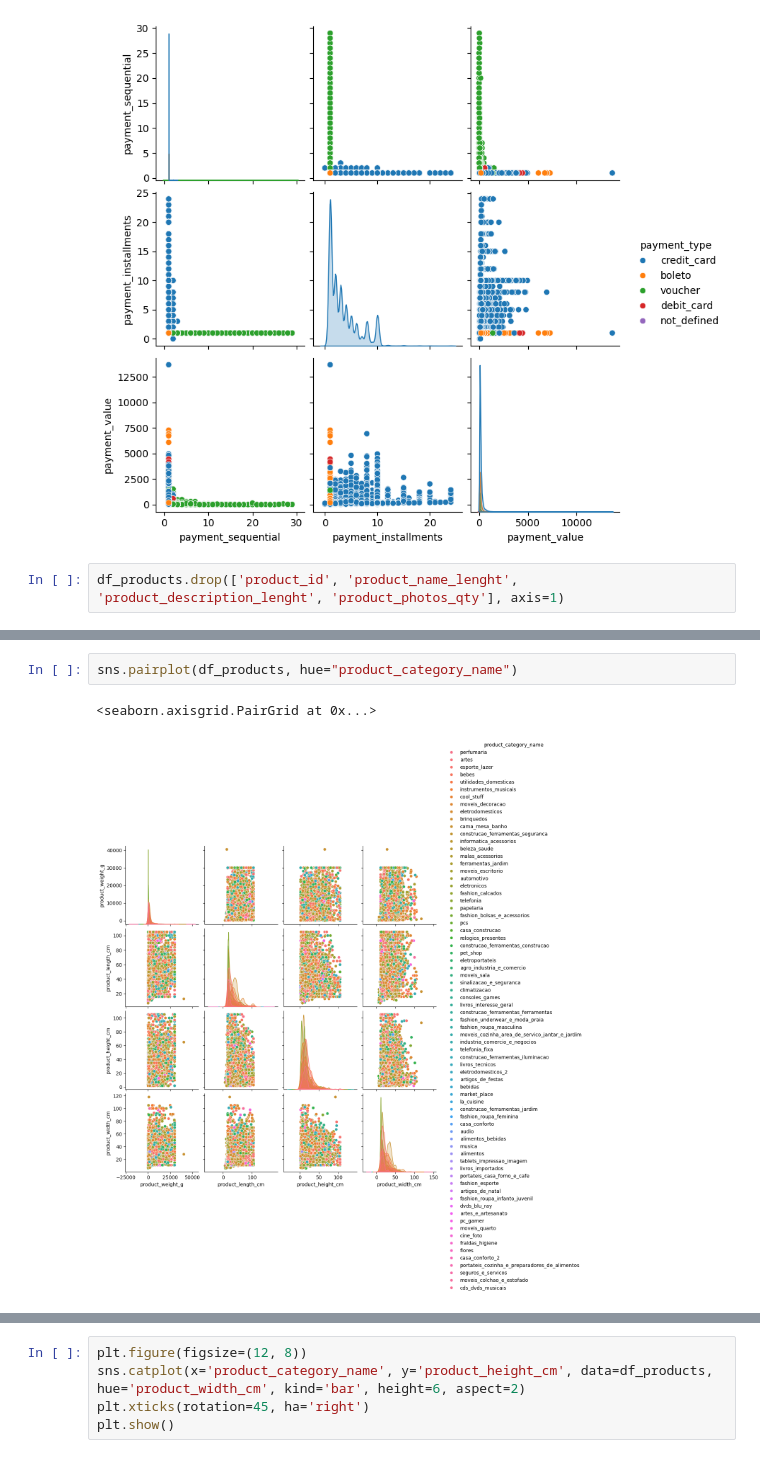
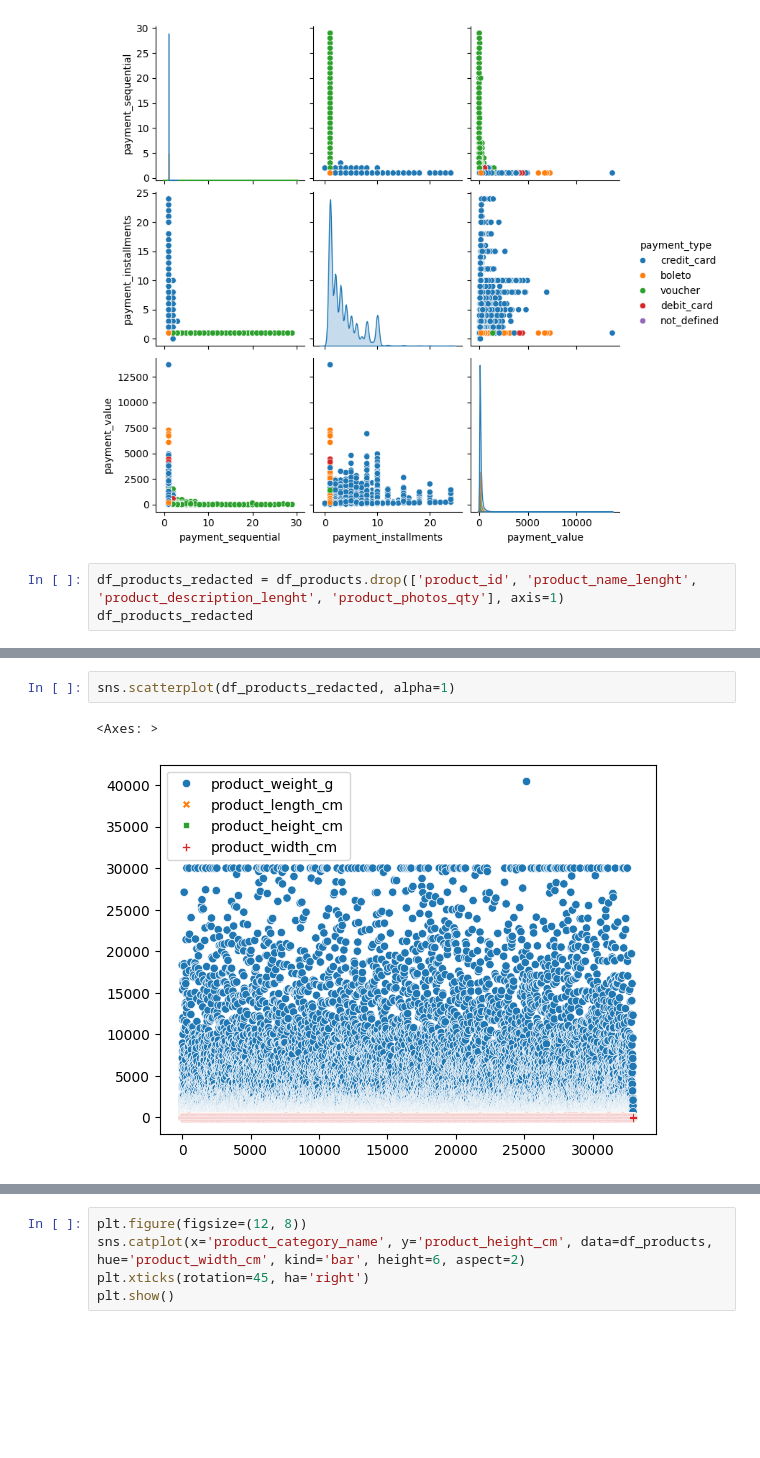
Before and after one commit to 955928/Analyse_Exploiratoire_et_Tableau_de_bord, a Jupyter notebook: Olist.ipynb, the cells around one changed output, grey strips where cells are left out. Cells and saved outputs as stored; diff of their text form; blank space fills up the shorter version.

```diff
--- a/Olist.ipynb
+++ b/Olist.ipynb
@@ -186,5 +186,6 @@ sns.pairplot(df_order_payments, hue="payment_type")
 <seaborn.axisgrid.PairGrid at 0x...>
 [figure]
 # %%
-df_products.drop(['product_id', 'product_name_lenght', 'product_description_lenght', 'product_photos_qty'], axis=1)
+df_products_redacted = df_products.drop(['product_id', 'product_name_lenght', 'product_description_lenght', 'product_photos_qty'], axis=1)
+df_products_redacted
 # %% [output]
@@ -214,5 +221,5 @@ df_products
-# %%
-sns.pairplot(df_products, hue="product_category_name")
-# %% [output]
-<seaborn.axisgrid.PairGrid at 0x...>
-[figure, removed]
+# %%
+sns.scatterplot(df_products_redacted, alpha=1)
+# %% [output]
+<Axes: >
+[figure, added]
```
Also changed, not shown: parts of 14 cells of this notebook.
